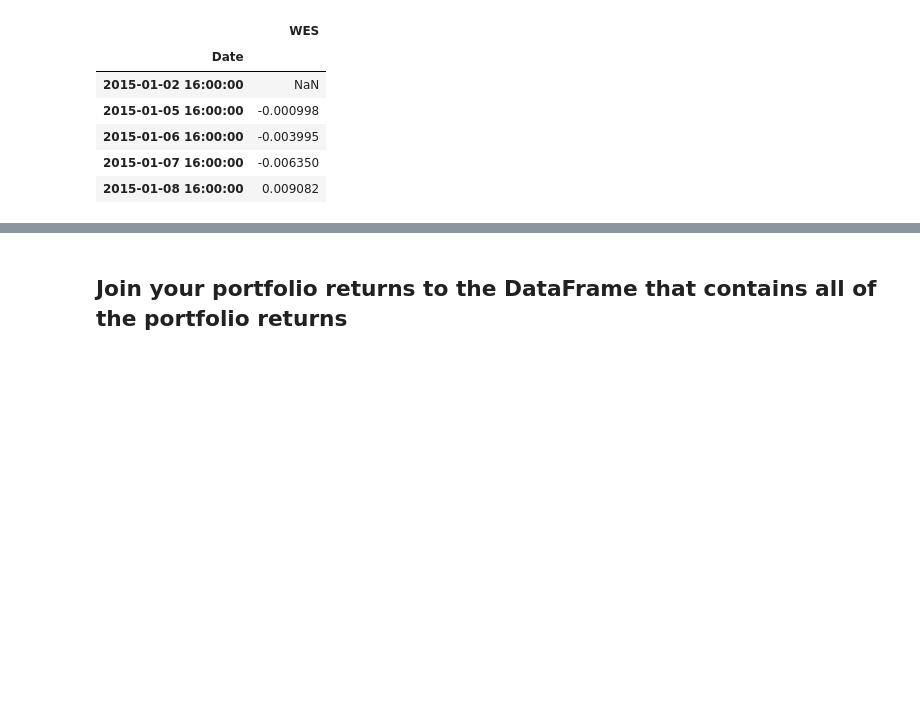
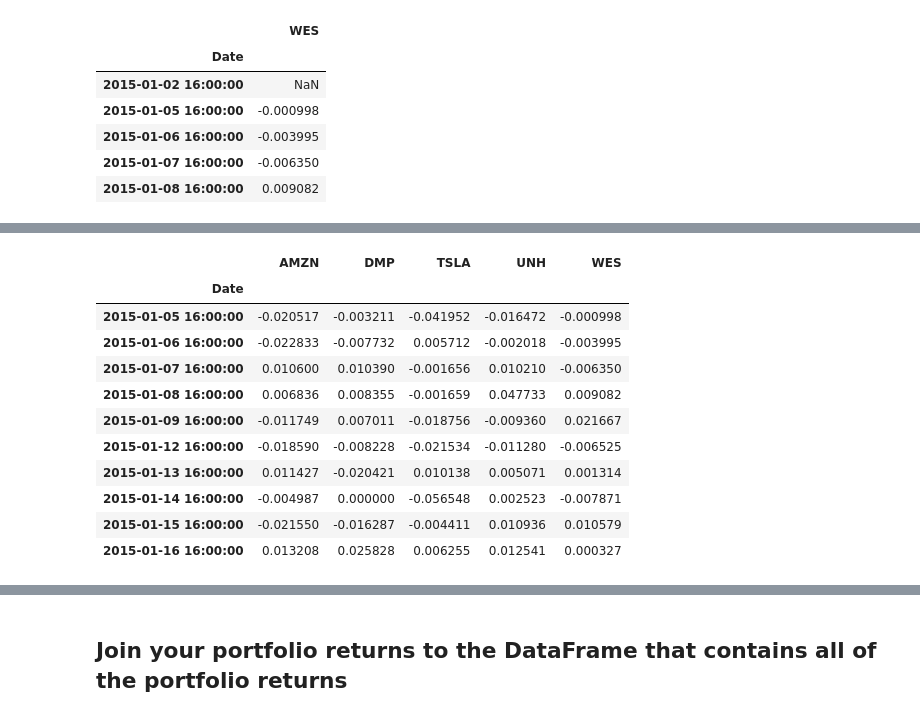
Before and after one commit to JimP315/Panthas, a Jupyter notebook: Starter_Code/whale_analysis.ipynb, the cells around one changed output, grey strips where cells are left out. Drawn from its saved outputs; the diff is of its cells as text; code cells hidden in the pictures; blank space fills up the shorter version.

```diff
--- a/Starter_Code/whale_analysis.ipynb
+++ b/Starter_Code/whale_analysis.ipynb
@@ -673,2 +746,18 @@ daily_returns.head()
+# %%
+daily1_returns = daily1_returns.dropna().copy()
+daily1_returns.head(10)
+# %% [output]
+|  | AMZN | DMP | TSLA | UNH | WES |
+| Date |  |  |  |  |  |
+| 2015-01-05 16:00:00 | -0.020517 | -0.003211 | -0.041952 | -0.016472 | -0.000998 |
+| 2015-01-06 16:00:00 | -0.022833 | -0.007732 | 0.005712 | -0.002018 | -0.003995 |
+| 2015-01-07 16:00:00 | 0.010600 | 0.010390 | -0.001656 | 0.010210 | -0.006350 |
+| 2015-01-08 16:00:00 | 0.006836 | 0.008355 | -0.001659 | 0.047733 | 0.009082 |
+| 2015-01-09 16:00:00 | -0.011749 | 0.007011 | -0.018756 | -0.009360 | 0.021667 |
+| 2015-01-12 16:00:00 | -0.018590 | -0.008228 | -0.021534 | -0.011280 | -0.006525 |
+| 2015-01-13 16:00:00 | 0.011427 | -0.020421 | 0.010138 | 0.005071 | 0.001314 |
+| 2015-01-14 16:00:00 | -0.004987 | 0.000000 | -0.056548 | 0.002523 | -0.007871 |
+| 2015-01-15 16:00:00 | -0.021550 | -0.016287 | -0.004411 | 0.010936 | 0.010579 |
+| 2015-01-16 16:00:00 | 0.013208 | 0.025828 | 0.006255 | 0.012541 | 0.000327 |
 # %%
 # Set weights
```
Also changed, not shown: parts of 25 cells of this notebook.
